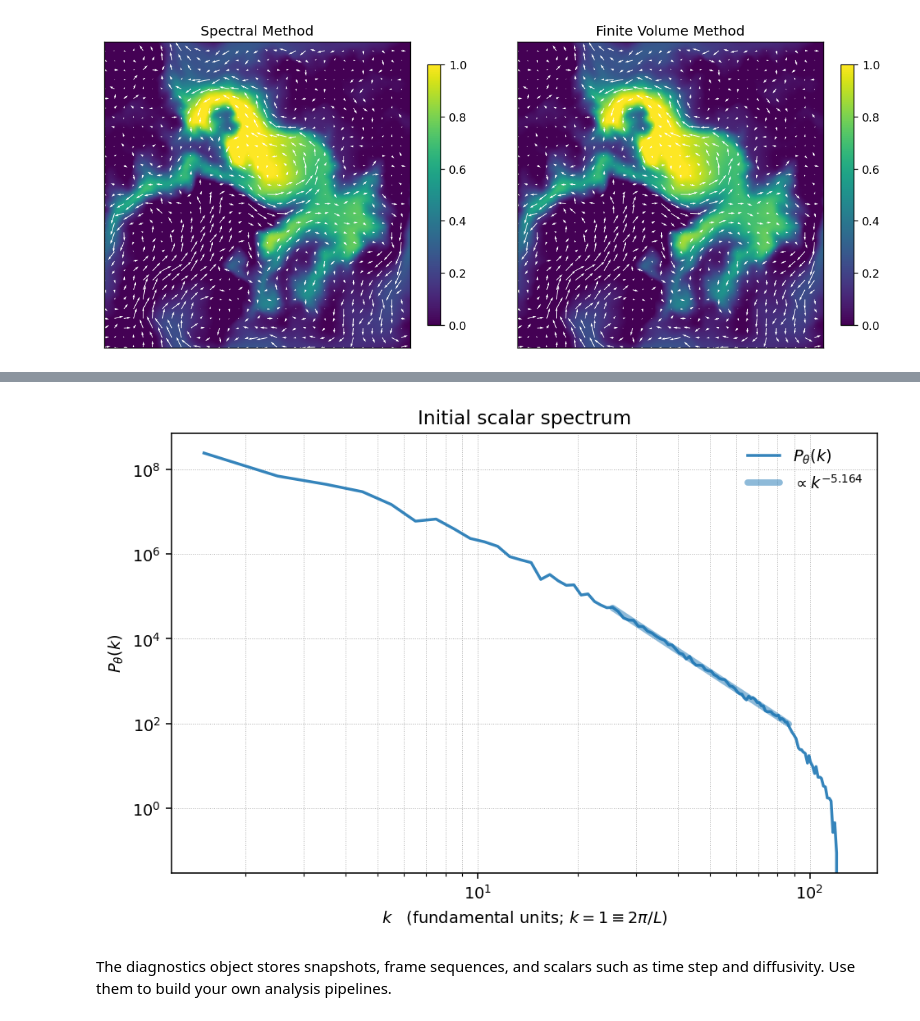
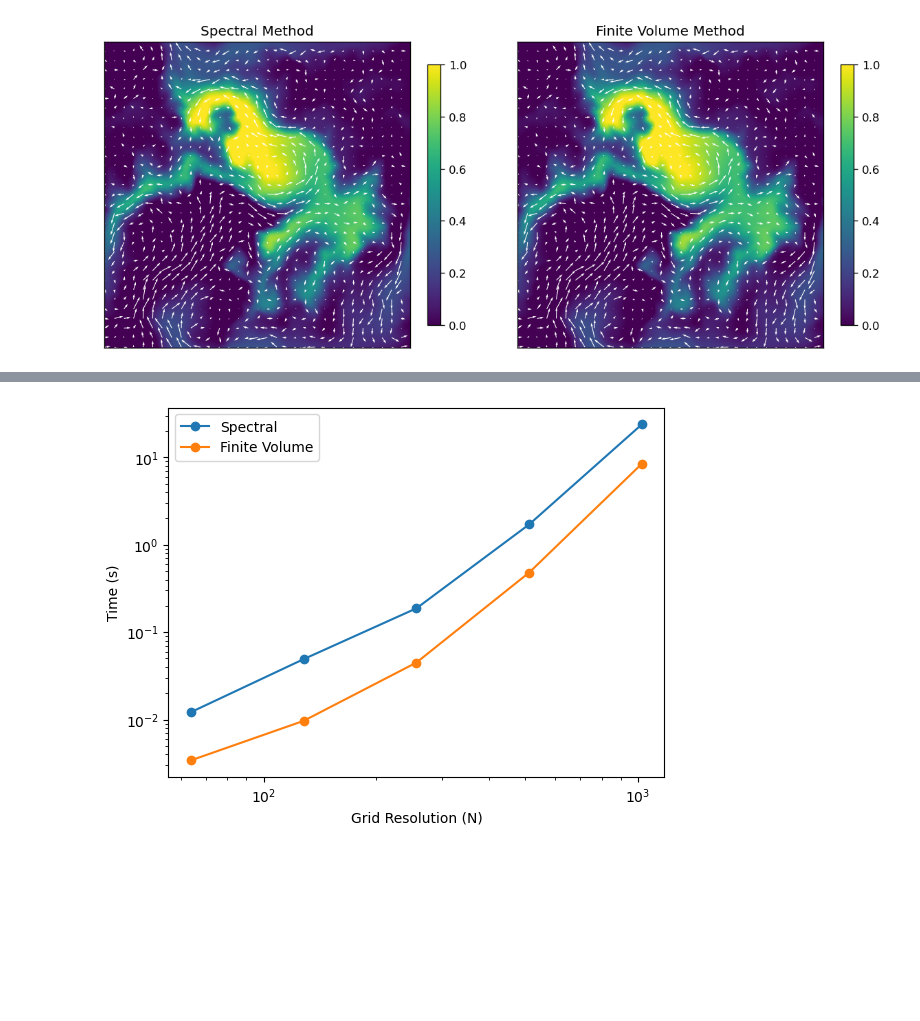
Before and after one commit to dfielding14/GeoFlowTracerLab, a Jupyter notebook: examples/05_method_comparison.ipynb, the cells around one changed output, grey strips where cells are left out. Drawn from its saved outputs; the diff is of its cells as text; code cells hidden in the pictures; blank space fills up the shorter version.

```diff
--- a/examples/05_method_comparison.ipynb
+++ b/examples/05_method_comparison.ipynb
@@ -152,6 +167,11 @@ plt.show()
-# %%
-api.plot_scalar_spectrum(spec_final, title='Initial scalar spectrum')
-# %% [output]
-[figure, removed]
-# %% [markdown]
-The diagnostics object stores snapshots, frame sequences, and scalars such as time step and diffusivity. Use them to build your own analysis pipelines.
+# %%
+plt.plot(Ns, sp_ts, 'o-', label='Spectral')
+plt.plot(Ns, fv_ts, 'o-', label='Finite Volume')
+plt.xlabel('Grid Resolution (N)')
+plt.ylabel('Time (s)')
+plt.yscale('log')
+plt.xscale('log')
+plt.legend()
+plt.show()
+# %% [output]
+[figure, added]
```
Also changed, not shown: parts of 8 cells of this notebook.
